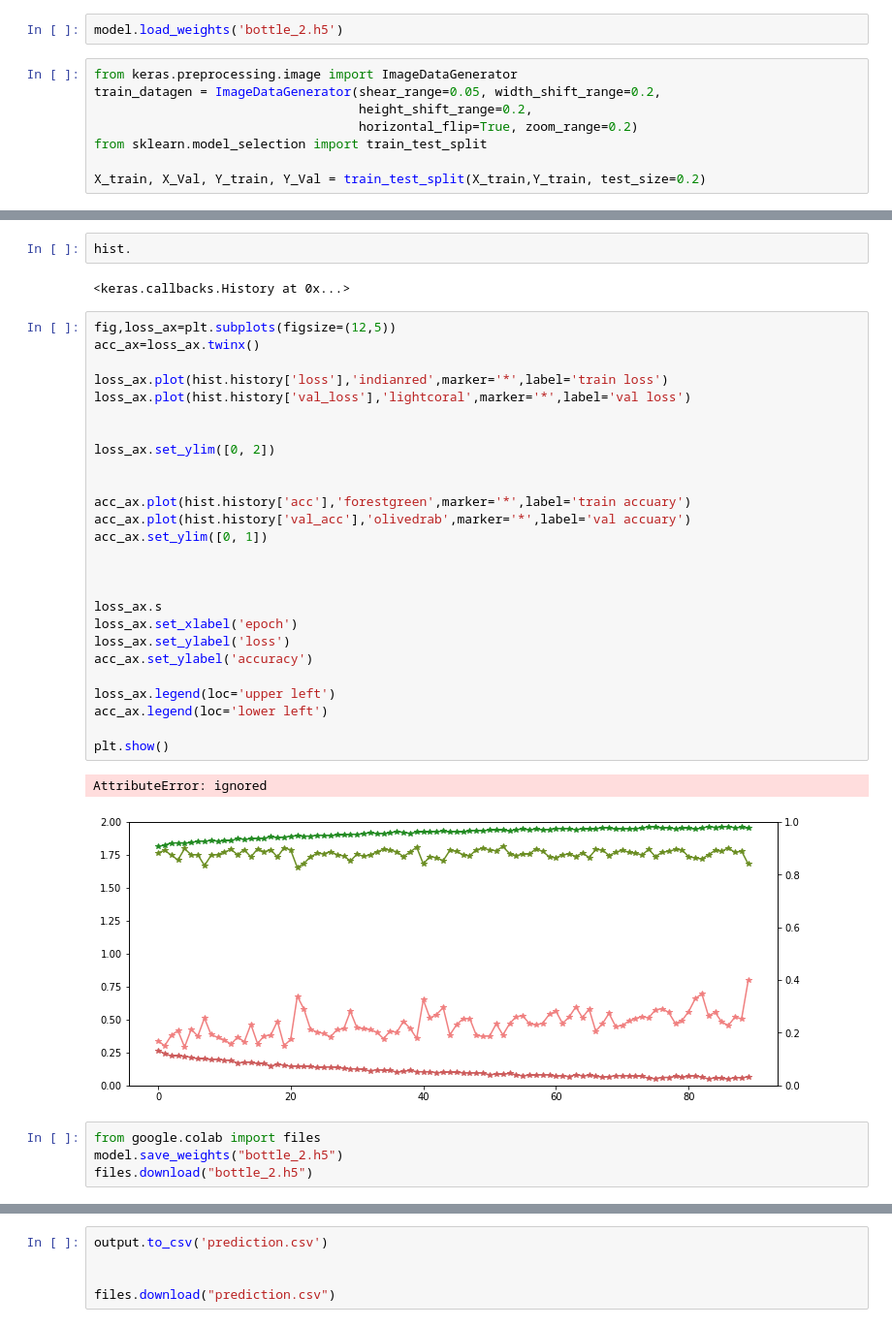
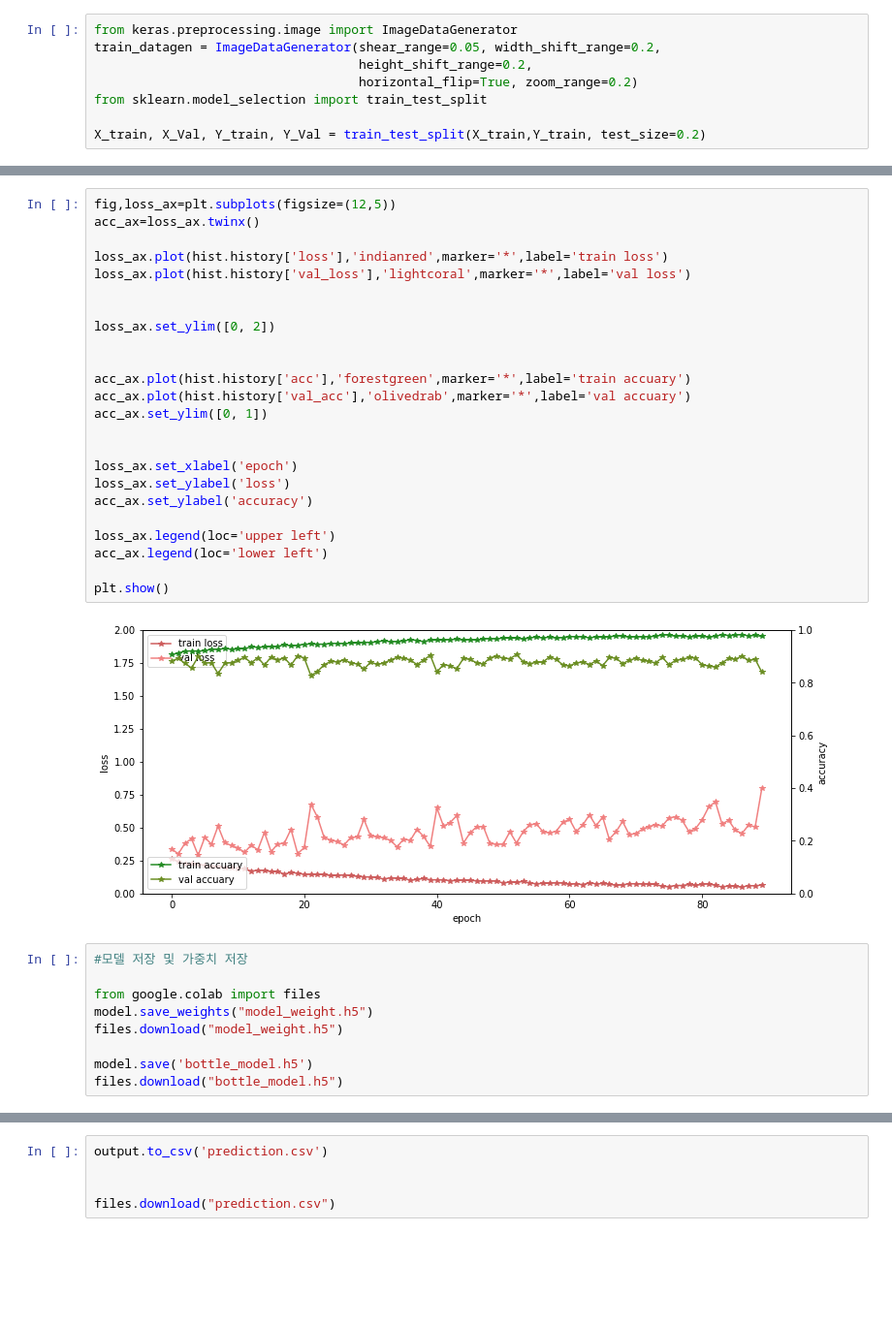
Before and after one commit to kihongMin/MLDL, a Jupyter notebook: bottle.ipynb, the cells around one changed output, grey strips where cells are left out. Shown at 97% size. Saved outputs shown, nothing was run; the diff lists cells and outputs as text; blank space fills up the shorter version.

```diff
--- a/bottle.ipynb
+++ b/bottle.ipynb
@@ -152,8 +159,6 @@ ls
 # %% [output]
 base.ipynb   modifed_res.ipynb  Request.py  test/
 bottle_2.h5  __pycache__/       Resize.py   train/
-# %%
-model.load_weights('bottle_2.h5')
 # %%
 from keras.preprocessing.image import ImageDataGenerator
 train_datagen = ImageDataGenerator(shear_range=0.05, width_shift_range=0.2,
@@ -184,43 +189,41 @@ Epoch 89/90
 88/87 [==============================] - 78s 885ms/step - loss: 0.0578 - acc: 0.9800 - val_loss: 0.5063 - val_acc: 0.8892
 Epoch 90/90
 88/87 [==============================] - 78s 884ms/step - loss: 0.0657 - acc: 0.9764 - val_loss: 0.7987 - val_acc: 0.8400
-# %%
-hist.
-# %% [output]
-<keras.callbacks.History at 0x...>
 # %%
 fig,loss_ax=plt.subplots(figsize=(12,5))
 acc_ax=loss_ax.twinx()
 
 loss_ax.plot(hist.history['loss'],'indianred',marker='*',label='train loss')
 loss_ax.plot(hist.history['val_loss'],'lightcoral',marker='*',label='val loss')
 
 
 loss_ax.set_ylim([0, 2])
 
 
 acc_ax.plot(hist.history['acc'],'forestgreen',marker='*',label='train accuary')
 acc_ax.plot(hist.history['val_acc'],'olivedrab',marker='*',label='val accuary')
 acc_ax.set_ylim([0, 1])
 
 
-
-loss_ax.s
 loss_ax.set_xlabel('epoch')
 loss_ax.set_ylabel('loss')
 acc_ax.set_ylabel('accuracy')
 
 loss_ax.legend(loc='upper left')
 acc_ax.legend(loc='lower left')
 
 plt.show()
 # %% [output]
-AttributeError: ignored
-[figure, old version]
+[figure, new version]
 # %%
+#모델 저장 및 가중치 저장
+
 from google.colab import files
-model.save_weights("bottle_2.h5")
-files.download("bottle_2.h5")
+model.save_weights("model_weight.h5")
+files.download("model_weight.h5")
+
+model.save('bottle_model.h5')
+files.download("bottle_model.h5")
 # %%
 result = model.predict(X_test,batch_size=128)
 result = np.argmax(result,axis=1).reshape(-1,1)
```
Also changed, not shown: parts of 5 cells of this notebook.
